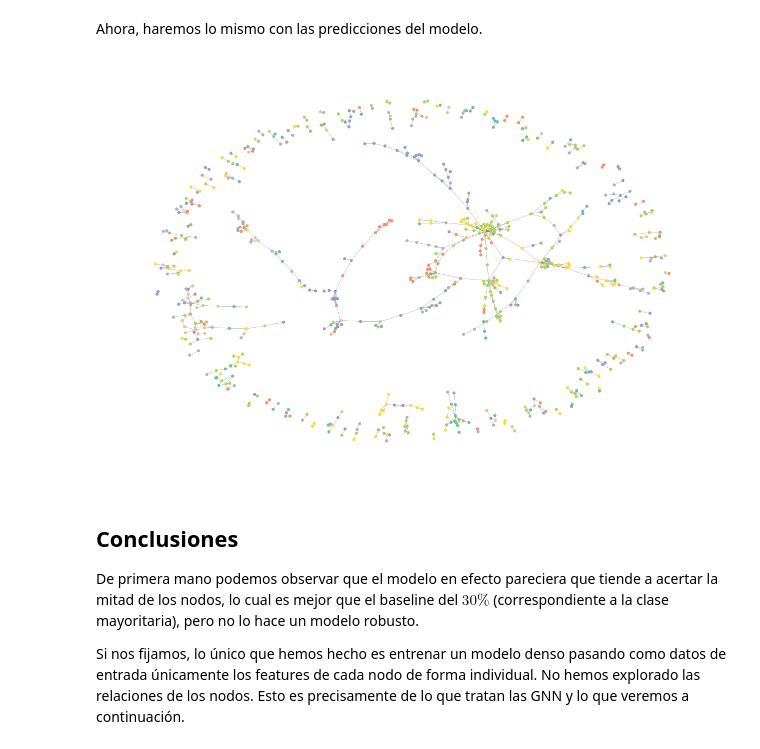
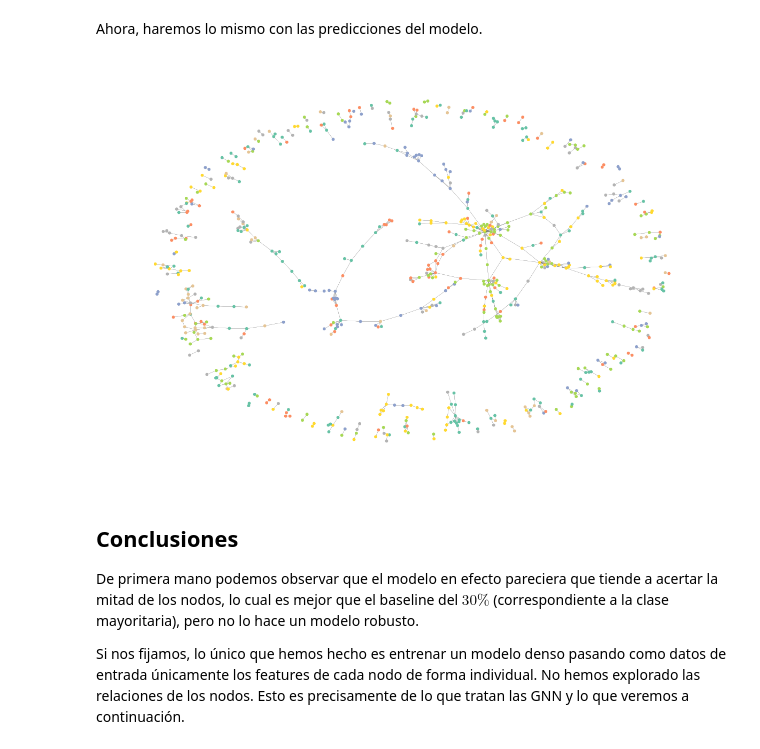
Before and after one commit to Ohtar10/icesi-advanced-dl, a Jupyter notebook: Unidad 2 - Graph Neural Networks/pytorch-geometric.ipynb, the cells around one changed output. Cells and saved outputs as stored; diff of their text form; code cells hidden in the pictures.

```diff
--- a/Unidad 2 - Graph Neural Networks/pytorch-geometric.ipynb
+++ b/Unidad 2 - Graph Neural Networks/pytorch-geometric.ipynb
@@ -304,21 +309,21 @@ Ahora, haremos lo mismo con las predicciones del modelo.
 # %%
 predictions = mlp_model(data.x[data.test_mask])
 predictions = torch.argmax(predictions, dim=1)
 
 pred_graph = nx.Graph()
 
 for source, target in data.edge_index.T.tolist():
     if data.test_mask[source] and data.test_mask[target]:
         pred_graph.add_edge(source, target)
 
 colors = []
-node_preds = dict(zip(test_indices, predictions.tolist()))
+node_preds = dict(zip(test_indices.tolist(), predictions.tolist()))
 for node in pred_graph.nodes:
     colors.append(node_preds[node])
 
 visualize_graph(pred_graph, colors)
 # %% [output]
-[figure, old version]
+[figure, new version]
 # %% [markdown]
 ## Conclusiones
 
```
Also changed, not shown: parts of 5 cells of this notebook, 1 other file.
